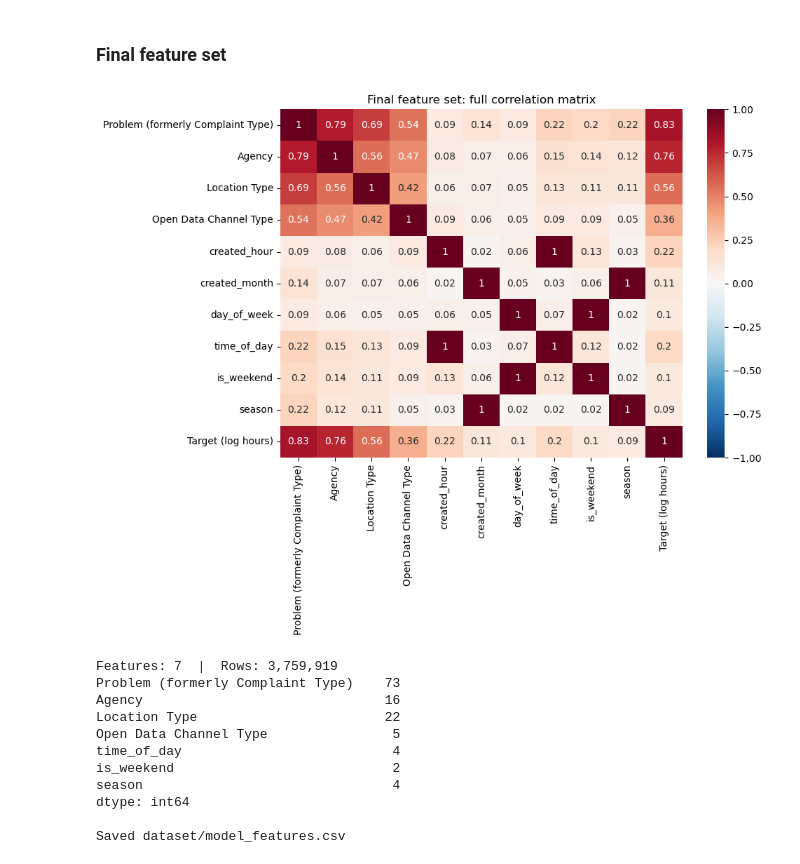
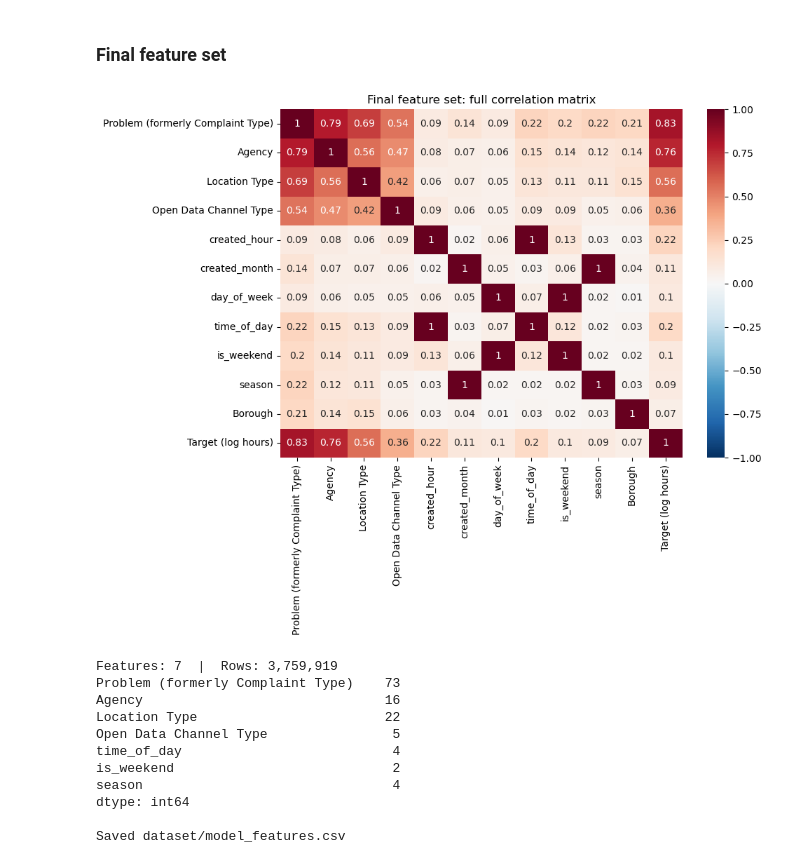
Before and after one commit to ushithila/311-Complaint-Resolution-Speed, a Jupyter notebook: notebooks/feature_selection.ipynb, the cells around one changed output. Drawn from its saved outputs; the diff is of its cells as text; code cells hidden in the pictures.

```diff
--- a/notebooks/feature_selection.ipynb
+++ b/notebooks/feature_selection.ipynb
@@ -148,42 +146,40 @@ numeric_corr
 # %%
 final_features = [
     'Problem (formerly Complaint Type)', 'Agency', 'Location Type', 'Open Data Channel Type',
-    'created_hour', 'created_month', 'day_of_week', 'time_of_day', 'is_weekend', 'season',
+    'created_hour', 'created_month', 'day_of_week', 'time_of_day', 'is_weekend', 'season', 'Borough'
 ]
-# All of these are discrete/categorical codes (even the int-typed ones: hour-of-day, month-of-year,
-# day-of-week), not continuous measurements - treating them by dtype alone misses that and sends
-# deterministic pairs like (season, created_month) through correlation_ratio instead of cramers_v.
+
 cat_features = final_features
 num_features = []
 names = cat_features + num_features + ['Target (log hours)']
 log_target = df['log_resolution_hours']
 
 full_matrix = pd.DataFrame(np.nan, index=names, columns=names)
 for a in names:
     for b in names:
         if a == b:
             full_matrix.loc[a, b] = 1.0
             continue
         a_cat, b_cat = a in cat_features, b in cat_features
         a_col = log_target if a == 'Target (log hours)' else df[a]
         b_col = log_target if b == 'Target (log hours)' else df[b]
         if a_cat and b_cat:
             full_matrix.loc[a, b] = cramers_v(a_col, b_col)
         elif not a_cat and not b_cat:
             full_matrix.loc[a, b] = a_col.corr(b_col, method='spearman')
         else:
             cat_col, num_col = (a_col, b_col) if a_cat else (b_col, a_col)
             full_matrix.loc[a, b] = correlation_ratio(cat_col, num_col)
 
 full_matrix = full_matrix.round(2)
 
 fig, ax = plt.subplots(figsize=(10, 8))
 sns.heatmap(full_matrix, annot=True, cmap='RdBu_r', vmin=-1, vmax=1, ax=ax)
 ax.set_title('Final feature set: full correlation matrix')
 plt.tight_layout()
 plt.show()
 # %% [output]
-[figure, old version]
+[figure, new version]
 # %%
 features = [
     'Problem (formerly Complaint Type)',
```
Also changed, not shown: parts of 5 cells of this notebook, 3 other files.
